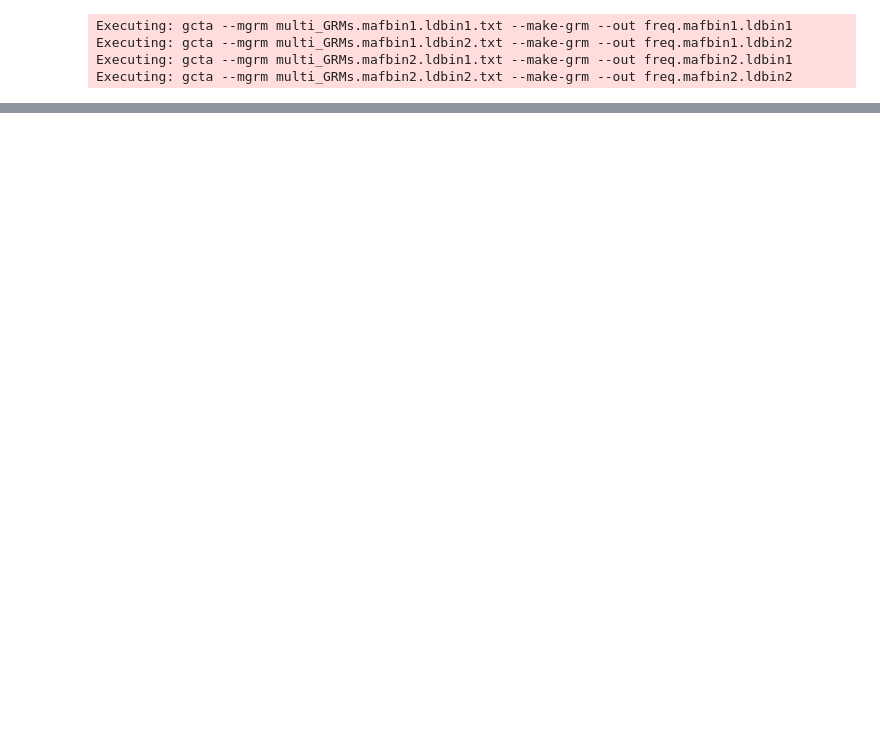
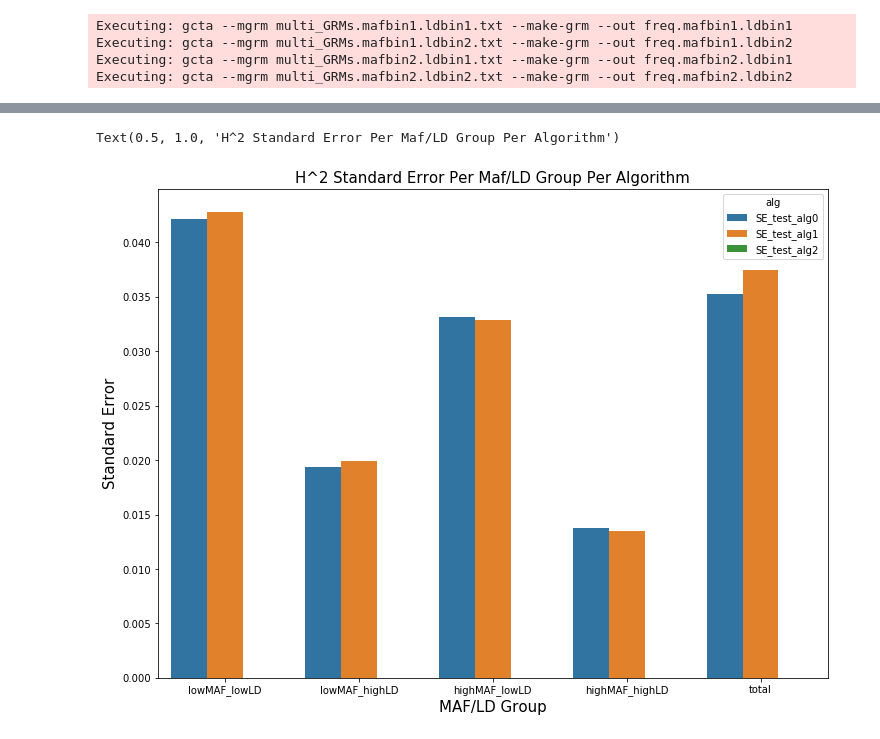
Before and after one commit to dvitale199/rare_variants, a Jupyter notebook: rare_variant_analysis.ipynb, the cells around one changed output, grey strips where cells are left out. Cells and saved outputs as stored; diff of their text form; code cells hidden in the pictures; blank space fills up the shorter version.

```diff
--- a/rare_variant_analysis.ipynb
+++ b/rare_variant_analysis.ipynb
@@ -68,7 +90,7 @@ pca20.to_csv('chr1.pca.20.eigenvec', sep='\t',header=None,index=None)
 with open('_script1.swarm', 'w') as f:
     for chrnum in range(1,23):
 #         pfile = f'{wgsfolder}/pd.june2019.chr{chrnum}.sqc'
-        pfile = f'{wgsfolder}/pd.june2019.chr{chrnum}.sqc'
+        pfile = f'{wgsfolder}/pd.june2019.chr{chrnum}.freeze9.sqc'
         freqfile = f'freq.{chrnum}'
         plinkcmd = f"\
 plink2 --pfile {pfile}\
@@ -545,8 +645,11 @@ param_grid = {'--reml-inv-mtd': [None, 3, 4],
 # --reml-no-constrain\
 
 reml_gridsearch_cmds = []
+reml_gridsearch_outfiles = []
 for opts in itertools.product(param_grid['--reml-alg'], param_grid['--reml-inv-mtd']):
     if opts[1]:
+        outfile = f'test_alg{opts[0]}_invmtd{opts[1]}_lrt'
+        outpath = f'reml/{outfile}'
         gctacmd = f'\
 gcta --reml\
  --mgrm multi_GRMs.merged_chrs.txt\
@@ -554,12 +657,15 @@ gcta --reml\
  --qcovar chr1.pca.20.eigenvec\
  --reml-alg {opts[0]}\
  --reml-inv-mtd {opts[1]}\
- --reml-no-lrt\
  --thread-num 64\
  --reml-maxit 1000\
- --out reml_no_constrain/test_alg{opts[0]}_invmtd{opts[1]}_lrt'
+ --out {outpath}'
+
         reml_gridsearch_cmds.append(gctacmd)
+        reml_gridsearch_outfiles.append(outfile)
     else:
+        outfile = f'test_alg{opts[0]}'
+        outpath = f'reml/{outfile}'
         gctacmd = f'\
 gcta --reml\
  --mgrm multi_GRMs.merged_chrs.txt\
@@ -568,8 +674,9 @@ gcta --reml\
  --reml-alg {opts[0]}\
  --thread-num 64\
  --reml-maxit 1000\
- --out reml_no_constrain/test_alg{opts[0]}'
+ --out {outpath}'
         reml_gridsearch_cmds.append(gctacmd)
+        reml_gridsearch_outfiles.append(outfile)
 # %%
 with open('reml_gridsearch.swarm', 'w') as f:
     for cmd in reml_gridsearch_cmds:
@@ -581,3 +688,42 @@ with open('reml_gridsearch.swarm', 'w') as f:
+# %%
+gridsearch_dfs = []
+for file in reml_gridsearch_outfiles:
+    if path.exists(f'reml/{file}.hsq'):
+        hsq = pd.read_csv(f"reml/{file}.hsq", sep="\t")
+        hsq.columns = ["Source", f"Variance_{file}", f"SE_{file}"]
+        gridsearch_dfs.append(hsq)
+
+hsq = reduce(lambda left,right: pd.merge(left,right,on='Source'), gridsearch_dfs)
+hsq2 = hsq.iloc[6:11,:].reset_index().drop('index',axis=1)
+hsq2['maf'] = ['low','low','high','high','total']
+hsq2['ld'] = ['low','high','low','high','total']
+hsq2['maf_ld_group'] = ['lowMAF_lowLD','lowMAF_highLD','highMAF_lowLD','highMAF_highLD','total']
+se_columns = [f'SE_{file}' for file in reml_gridsearch_outfiles]
+se_columns.insert(0,'maf_ld_group')
+
+# add zeros for columns of algorithms that did not converge
+for col in se_columns:
+    if col not in hsq2.columns:
+        hsq2[col] = 0
+    else:
+        pass
+# now, grab only se
+hsq_se = hsq2[se_columns]
+
+# we can visually see that the invmtd methods didnt result in different SE so lets just do 1 plot for each alg
+hsq_se_final = hsq_se[['maf_ld_group', 'SE_test_alg0', 'SE_test_alg1', 'SE_test_alg2']]
+hsq_se_melt = pd.melt(hsq_se_final, id_vars=['maf_ld_group'], value_vars=['SE_test_alg0', 'SE_test_alg1', 'SE_test_alg2'])
+hsq_se_melt.rename(columns={'value':'SE', 'variable':'alg'}, inplace=True)
+hsq_se_melt
+
+plt.figure(figsize=(12, 9))
+se_plot = sns.barplot(x="maf_ld_group", hue="alg", y="SE", data=hsq_se_melt)
+se_plot.set_xlabel("MAF/LD Group",fontsize=15)
+se_plot.set_ylabel("Standard Error", fontsize=15)
+se_plot.set_title("H^2 Standard Error Per Maf/LD Group Per Algorithm", fontsize=15)
+# %% [output]
+Text(0.5, 1.0, 'H^2 Standard Error Per Maf/LD Group Per Algorithm')
+[figure, added]
 # %%
 # choose one that works from gridsearch
 # run for each number of pcs
```
Also changed, not shown: parts of 36 cells of this notebook.
